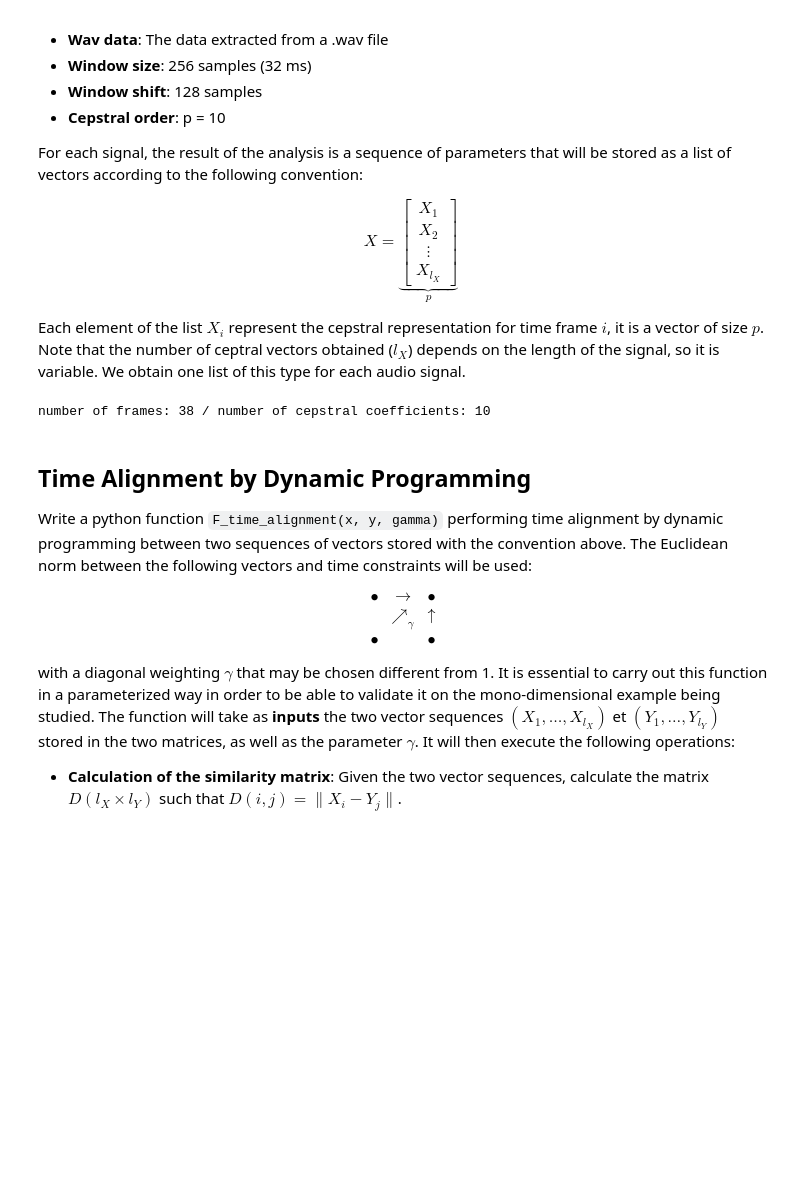
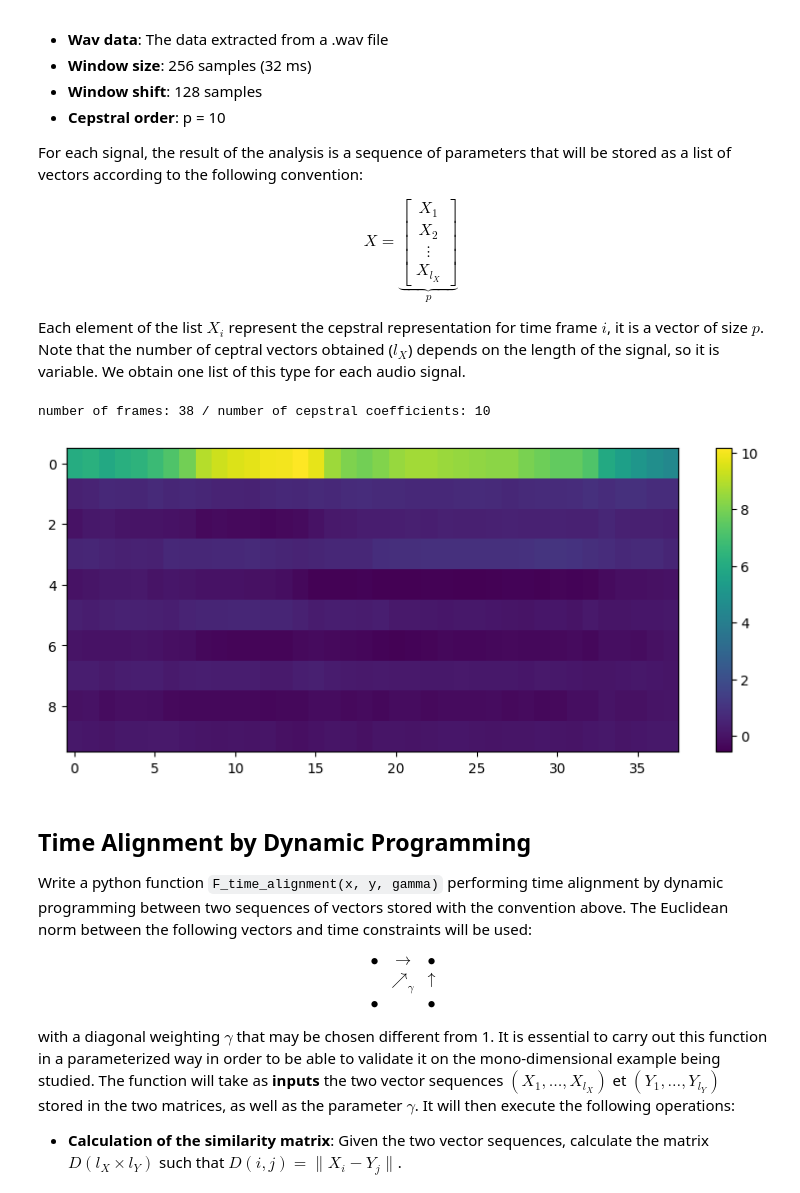
Before and after one commit to kjle/TelecomParis_Promo2025, a Jupyter notebook: TSIA206/TP1/Lab_Audio__Speech_DTW__python__2024_05_16__KANG Jiale_XIE Shifeng.ipynb, the cells around one changed output. Cells and saved outputs as stored; diff of their text form; code cells hidden in the pictures; blank space fills up the shorter version.

```diff
--- a/TSIA206/TP1/Lab_Audio__Speech_DTW__python__2023_12_04__student.ipynb
+++ b/TSIA206/TP1/Lab_Audio__Speech_DTW__python__2024_05_16__KANG Jiale_XIE Shifeng.ipynb
@@ -15,3 +32,10 @@ In the following, variables that end with
 - `$_v`/ `$_m` are numpy array of dim=1 (vectors) or dim=2 (matrices)
 
 We will use extensively dictionary to help passing data from/to function and for code clarity.
+# %%
+class structtype():
+    pass
+a = structtype()
+a.file_path = '01.wav'
+a.label = '1'
+a.__dict__
@@ -103,15 +129,18 @@ def F_feature_extraction(wav_v, window_size, window_shift, cepstral_order):
         cepstral_vectors_l: list of cesptral vectors, each element of the list is one cepstral vector, each vector is a np.array of size (cepstral_order)
     """
 
-    cepstral_vectors_l = []
-    window = np.hanning(window_size)
-    for i in range(0, len(wav_v) - window_size, window_shift):
-        frame = wav_v[i:i+window_size]
-        frame = frame * window
-        spectrum = np.fft.fft(frame)
-        log_spectrum = np.log(np.abs(spectrum) + 1e-10)
-        cepstral = np.fft.ifft(log_spectrum).real
-        cepstral_vectors_l.append(cepstral[:cepstral_order])
+    if do_student:
+        # --- START CODE HERE (01)
+        cepstral_vectors_l = []
+        window = np.hanning(window_size)
+        for i in range(0, len(wav_v) - window_size, window_shift):
+            frame = wav_v[i:i+window_size]
+            frame = frame * window
+            spectrum = np.fft.fft(frame)
+            log_spectrum = np.log(np.abs(spectrum) + 1e-10)
+            cepstral = np.fft.ifft(log_spectrum).real
+            cepstral_vectors_l.append(cepstral[:cepstral_order])
+        # --- END CODE HERE
 
     return cepstral_vectors_l
 # %%
@@ -122,8 +151,11 @@ cepstral_order = 10
 entry_d['cepstral_vectors_l'] = F_feature_extraction(entry_d['wav_v'], window_size, window_shift, cepstral_order)
 # %%
 print(f"number of frames: { len(entry_d['cepstral_vectors_l']) } / number of cepstral coefficients: { len(entry_d['cepstral_vectors_l'][0]) }")
+plt.figure(figsize=(10,4))
+plt.imshow(np.asarray(entry_d['cepstral_vectors_l']).T, aspect='auto'); plt.colorbar();
 # %% [output]
 number of frames: 38 / number of cepstral coefficients: 10
+[figure, added]
 # %% [markdown]
 ## Time Alignment by Dynamic Programming
 
```
Also changed, not shown: parts of 24 cells of this notebook, 5 other files.
